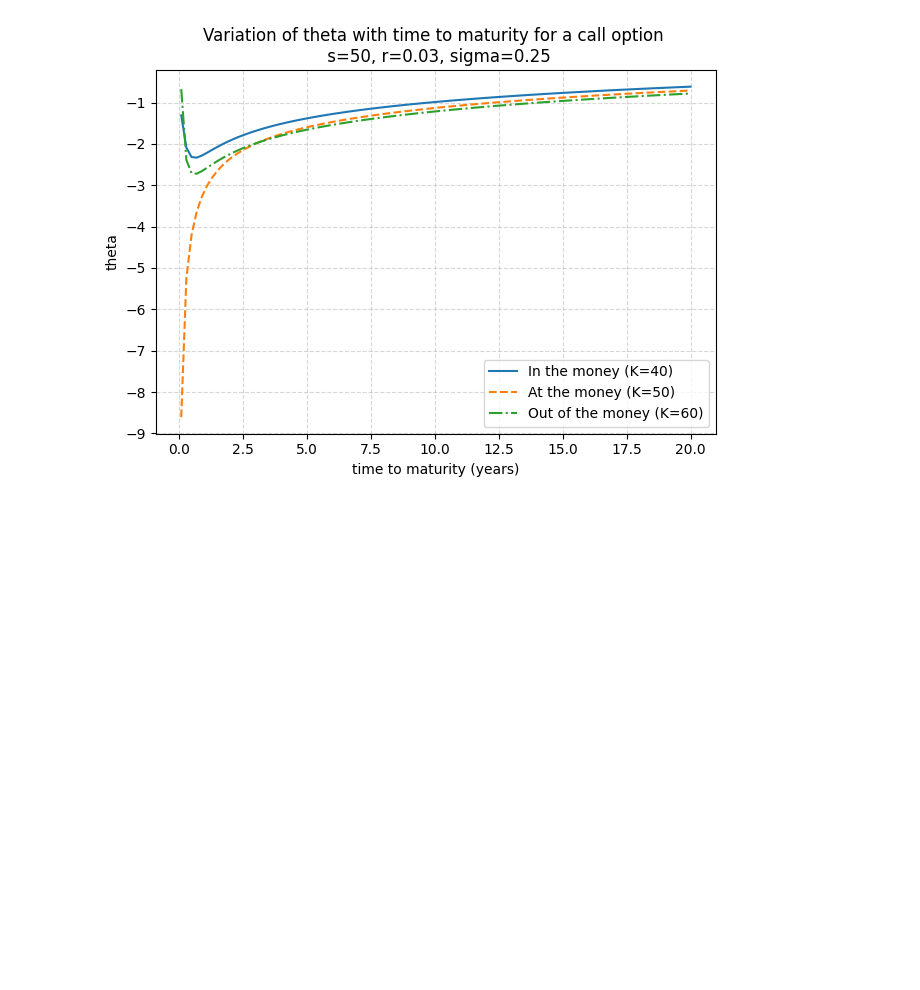
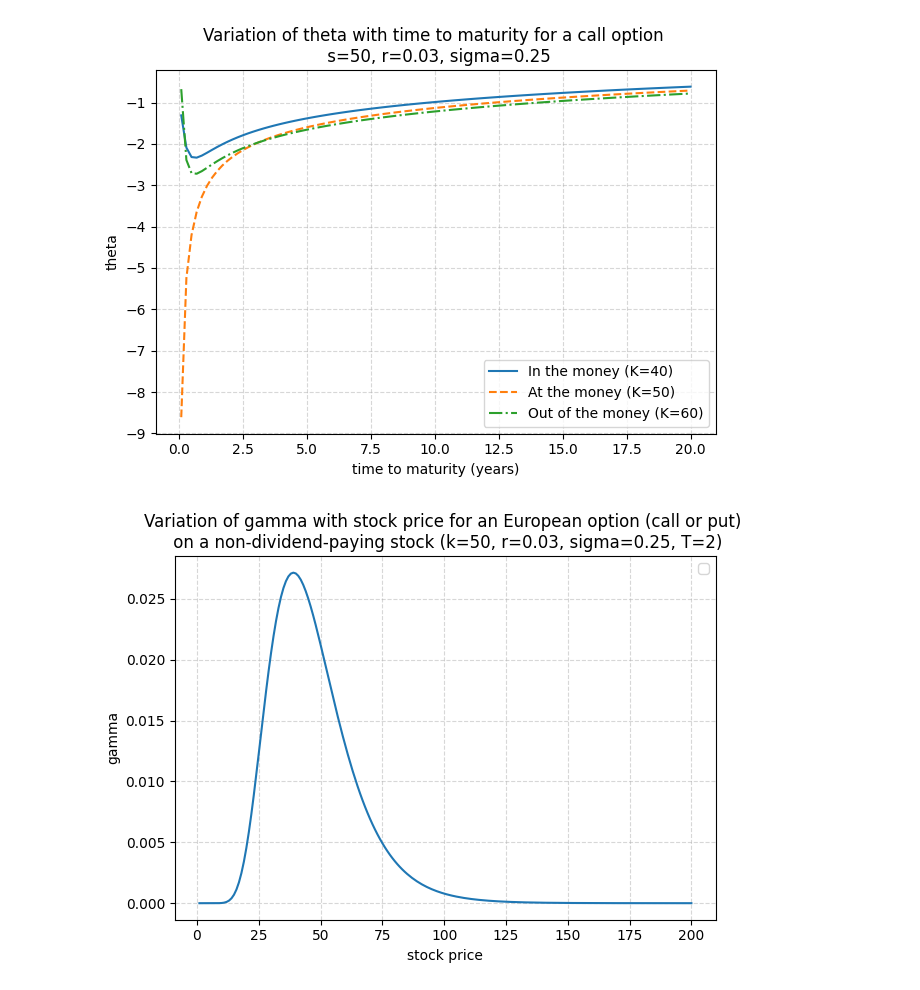
Before and after one commit to hsiuhsil/options_futures_derivatives, a Jupyter notebook: notebooks/demo of greeks.ipynb, the cells around one changed output. Saved outputs shown, nothing was run; the diff lists cells and outputs as text; code cells hidden in the pictures; blank space fills up the shorter version.

Commit message:
Add a visualization for the gamma variation with stock price

```diff
--- a/notebooks/demo of greeks.ipynb
+++ b/notebooks/demo of greeks.ipynb
@@ -99,3 +94,19 @@ plt.tight_layout()
 plt.show()
 # %% [output]
 [figure]
+# %%
+stocks = np.linspace(1,200,200)
+k, r, sigma, T = 50, 0.03, 0.25, 2
+gamma_vec = np.vectorize(gamma)
+
+gammas = gamma_vec(s=stocks, k=k, r=r, sigma=sigma, T=T)
+
+plt.plot(stocks, gammas)
+plt.ylabel('gamma')
+plt.xlabel('stock price')
+plt.title('Variation of gamma with stock price for an European option (call or put) \n on a non-dividend-paying stock (k=50, r=0.03, sigma=0.25, T=2)')
+plt.grid(True, linestyle='--', alpha=0.5)
+plt.legend()
+plt.show()
+# %% [output]
+[figure, added]
```
Also changed, not shown: parts of 5 cells of this notebook.
